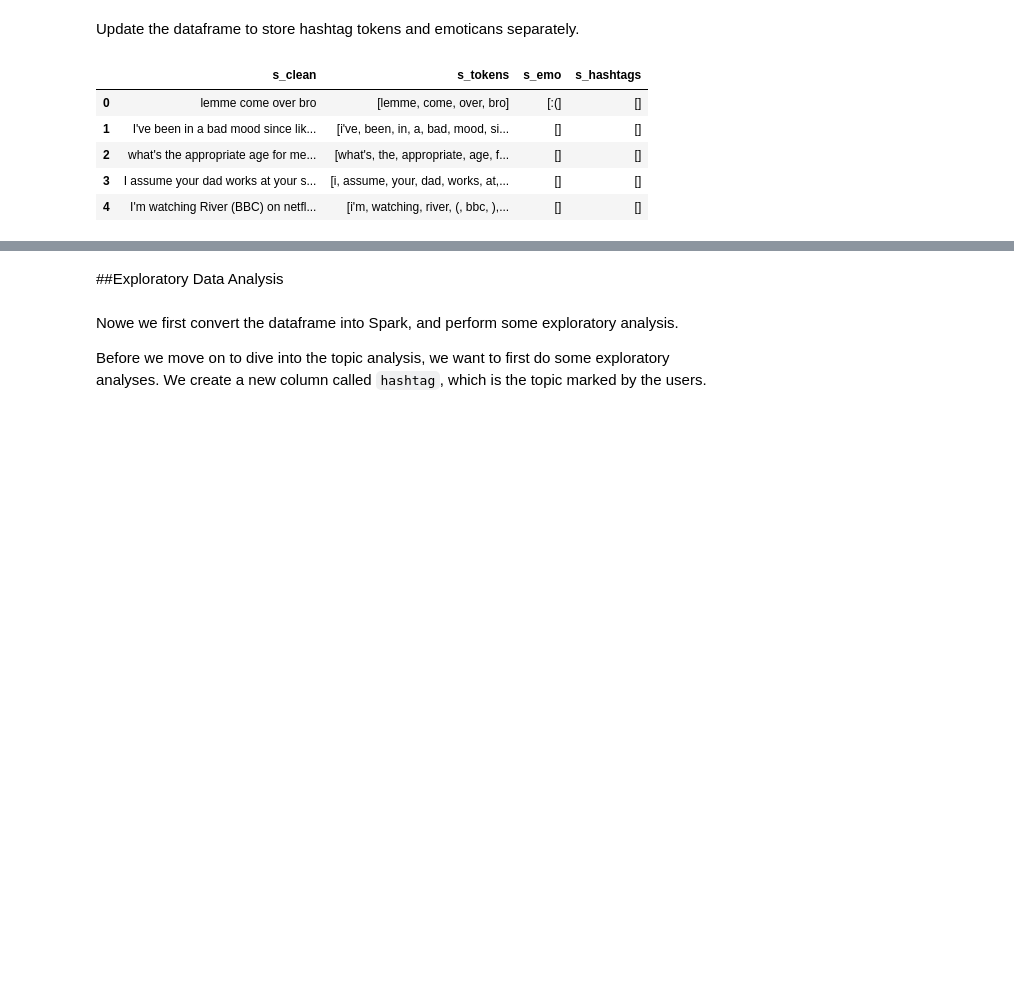
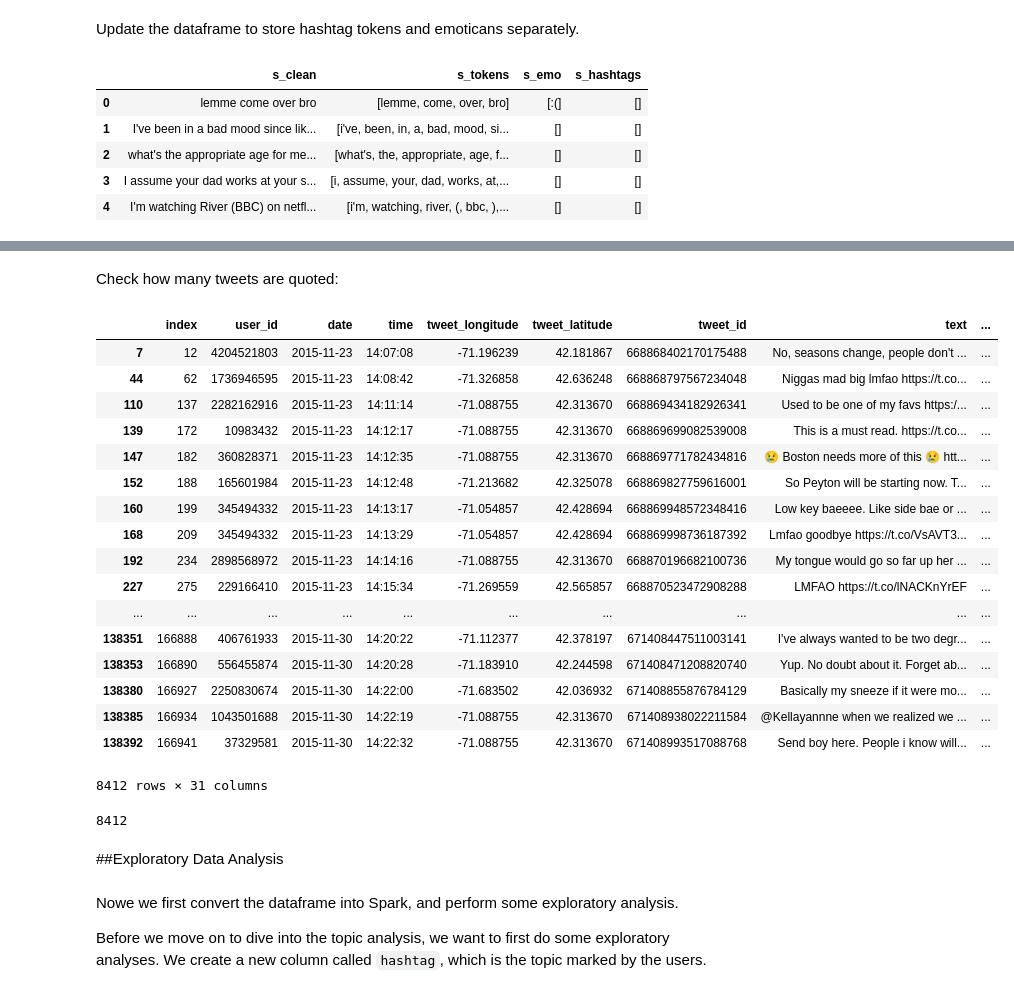
Before and after one commit to harvardcs109/cs109_final, a Jupyter notebook: Main.ipynb, the cells around one changed output, grey strips where cells are left out. Cells and saved outputs as stored; diff of their text form; code cells hidden in the pictures; blank space fills up the shorter version.

```diff
--- a/Main.ipynb
+++ b/Main.ipynb
@@ -727,3 +779,30 @@ is,na
+# %% [markdown]
+Check how many tweets are quoted:
+# %%
+dftokens[~dftokens.quoted_text.isnull()]
+# %% [output]
+|  | index | user_id | date | time | tweet_longitude | tweet_latitude | tweet_id | text | ... |
+| 7 | 12 | 4204521803 | 2015-11-23 | 14:07:08 | -71.196239 | 42.181867 | 668868402170175488 | No, seasons change, people don't ... | ... |
+| 44 | 62 | 1736946595 | 2015-11-23 | 14:08:42 | -71.326858 | 42.636248 | 668868797567234048 | Niggas mad big lmfao https://t.co... | ... |
+| 110 | 137 | 2282162916 | 2015-11-23 | 14:11:14 | -71.088755 | 42.313670 | 668869434182926341 | Used to be one of my favs https:/... | ... |
+| 139 | 172 | 10983432 | 2015-11-23 | 14:12:17 | -71.088755 | 42.313670 | 668869699082539008 | This is a must read. https://t.co... | ... |
+| 147 | 182 | 360828371 | 2015-11-23 | 14:12:35 | -71.088755 | 42.313670 | 668869771782434816 | 😢 Boston needs more of this 😢 htt... | ... |
+| 152 | 188 | 165601984 | 2015-11-23 | 14:12:48 | -71.213682 | 42.325078 | 668869827759616001 | So Peyton will be starting now. T... | ... |
+| 160 | 199 | 345494332 | 2015-11-23 | 14:13:17 | -71.054857 | 42.428694 | 668869948572348416 | Low key baeeee. Like side bae or ... | ... |
+| 168 | 209 | 345494332 | 2015-11-23 | 14:13:29 | -71.054857 | 42.428694 | 668869998736187392 | Lmfao goodbye https://t.co/VsAVT3... | ... |
+| 192 | 234 | 2898568972 | 2015-11-23 | 14:14:16 | -71.088755 | 42.313670 | 668870196682100736 | My tongue would go so far up her ... | ... |
+| 227 | 275 | 229166410 | 2015-11-23 | 14:15:34 | -71.269559 | 42.565857 | 668870523472908288 | LMFAO https://t.co/lNACKnYrEF | ... |
+| ... | ... | ... | ... | ... | ... | ... | ... | ... | ... |
+| 138351 | 166888 | 406761933 | 2015-11-30 | 14:20:22 | -71.112377 | 42.378197 | 671408447511003141 | I've always wanted to be two degr... | ... |
+| 138353 | 166890 | 556455874 | 2015-11-30 | 14:20:28 | -71.183910 | 42.244598 | 671408471208820740 | Yup. No doubt about it. Forget ab... | ... |
+| 138380 | 166927 | 2250830674 | 2015-11-30 | 14:22:00 | -71.683502 | 42.036932 | 671408855876784129 | Basically my sneeze if it were mo... | ... |
+| 138385 | 166934 | 1043501688 | 2015-11-30 | 14:22:19 | -71.088755 | 42.313670 | 671408938022211584 | @Kellayannne when we realized we ... | ... |
+| 138392 | 166941 | 37329581 | 2015-11-30 | 14:22:32 | -71.088755 | 42.313670 | 671408993517088768 | Send boy here. People i know will... | ... |
+8412 rows × 31 columns
+# %%
+len(dftokens[~dftokens.quoted_text.isnull()])
+# %% [output]
+8412
 # %% [markdown]
 ##Exploratory Data Analysis
 # %% [markdown]
```
Also changed, not shown: parts of 100 cells of this notebook, 2 other files.
